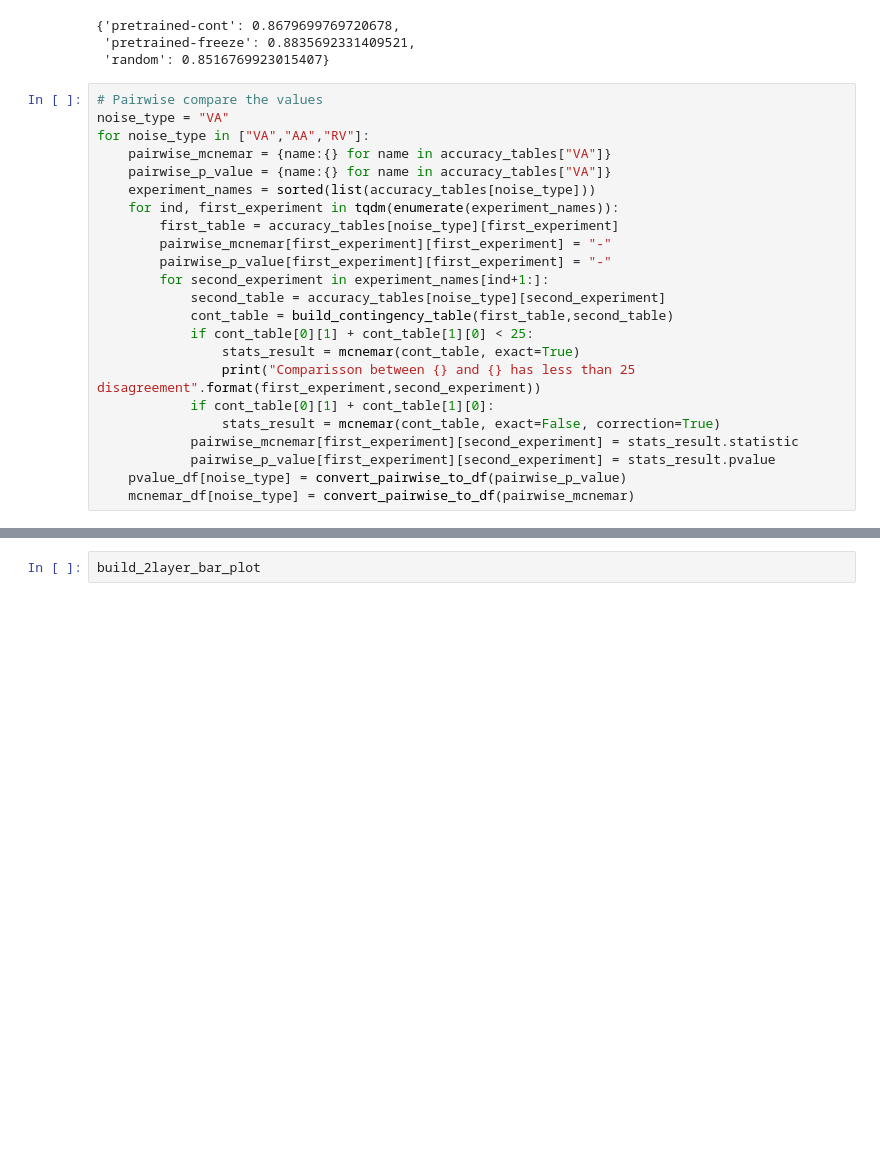
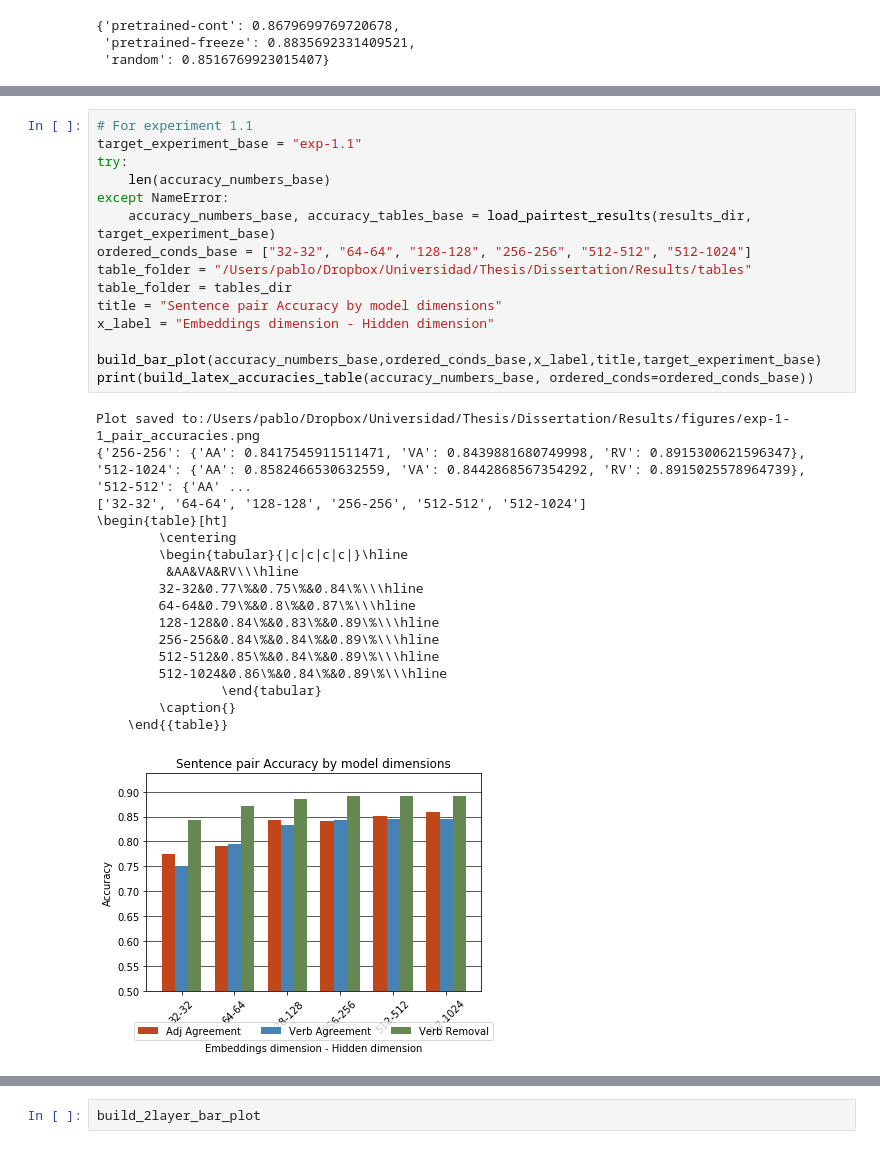
Before and after one commit to LinguoMalkavian/darth_linguo, a Jupyter notebook: python/paired_eval.ipynb, the cells around one changed output, grey strips where cells are left out. Saved outputs shown, nothing was run; the diff lists cells and outputs as text; blank space fills up the shorter version.

Commit message:
updates to result analysis

```diff
--- a/python/paired_eval.ipynb
+++ b/python/paired_eval.ipynb
@@ -127,27 +119,4 @@ accuracy_numbers['VA']
 {'pretrained-cont': 0.8679699769720678,
  'pretrained-freeze': 0.8835692331409521,
  'random': 0.8516769923015407}
-# %%
-# Pairwise compare the values
-noise_type = "VA"
-for noise_type in ["VA","AA","RV"]:
-    pairwise_mcnemar = {name:{} for name in accuracy_tables["VA"]}
-    pairwise_p_value = {name:{} for name in accuracy_tables["VA"]}
-    experiment_names = sorted(list(accuracy_tables[noise_type]))
-    for ind, first_experiment in tqdm(enumerate(experiment_names)):
-        first_table = accuracy_tables[noise_type][first_experiment]
-        pairwise_mcnemar[first_experiment][first_experiment] = "-"
-        pairwise_p_value[first_experiment][first_experiment] = "-"
-        for second_experiment in experiment_names[ind+1:]:
-            second_table = accuracy_tables[noise_type][second_experiment]
-            cont_table = build_contingency_table(first_table,second_table)
-            if cont_table[0][1] + cont_table[1][0] < 25:
-                stats_result = mcnemar(cont_table, exact=True)
-                print("Comparisson between {} and {} has less than 25 disagreement".format(first_experiment,second_experiment))
-            if cont_table[0][1] + cont_table[1][0]:
-                stats_result = mcnemar(cont_table, exact=False, correction=True)
-            pairwise_mcnemar[first_experiment][second_experiment] = stats_result.statistic
-            pairwise_p_value[first_experiment][second_experiment] = stats_result.pvalue
-    pvalue_df[noise_type] = convert_pairwise_to_df(pairwise_p_value)
-    mcnemar_df[noise_type] = convert_pairwise_to_df(pairwise_mcnemar)
 # %%
@@ -387,0 +317,33 @@ def build_bar_plot(accuracy,ordered_conds,x_label,
+# %%
+# For experiment 1.1
+target_experiment_base = "exp-1.1"
+try:
+    len(accuracy_numbers_base)
+except NameError:
+    accuracy_numbers_base, accuracy_tables_base = load_pairtest_results(results_dir, target_experiment_base)
+ordered_conds_base = ["32-32", "64-64", "128-128", "256-256", "512-512", "512-1024"]
+table_folder = "/Users/pablo/Dropbox/Universidad/Thesis/Dissertation/Results/tables"
+table_folder = tables_dir
+title = "Sentence pair Accuracy by model dimensions"
+x_label = "Embeddings dimension - Hidden dimension"
+
+build_bar_plot(accuracy_numbers_base,ordered_conds_base,x_label,title,target_experiment_base)
+print(build_latex_accuracies_table(accuracy_numbers_base, ordered_conds=ordered_conds_base))
+# %% [output]
+Plot saved to:/Users/pablo/Dropbox/Universidad/Thesis/Dissertation/Results/figures/exp-1-1_pair_accuracies.png
+{'256-256': {'AA': 0.8417545911511471, 'VA': 0.8439881680749998, 'RV': 0.8915300621596347}, '512-1024': {'AA': 0.8582466530632559, 'VA': 0.8442868567354292, 'RV': 0.8915025578964739}, '512-512': {'AA' ...
+['32-32', '64-64', '128-128', '256-256', '512-512', '512-1024']
+\begin{table}[ht]
+        \centering
+        \begin{tabular}{|c|c|c|c|}\hline
+         &AA&VA&RV\\\hline
+        32-32&0.77\%&0.75\%&0.84\%\\\hline
+        64-64&0.79\%&0.8\%&0.87\%\\\hline
+        128-128&0.84\%&0.83\%&0.89\%\\\hline
+        256-256&0.84\%&0.84\%&0.89\%\\\hline
+        512-512&0.85\%&0.84\%&0.89\%\\\hline
+        512-1024&0.86\%&0.84\%&0.89\%\\\hline
+                \end{tabular}
+        \caption{}
+    \end{{table}}
+[figure, added]
```
Also changed, not shown: parts of 18 cells of this notebook, 3 other files.
